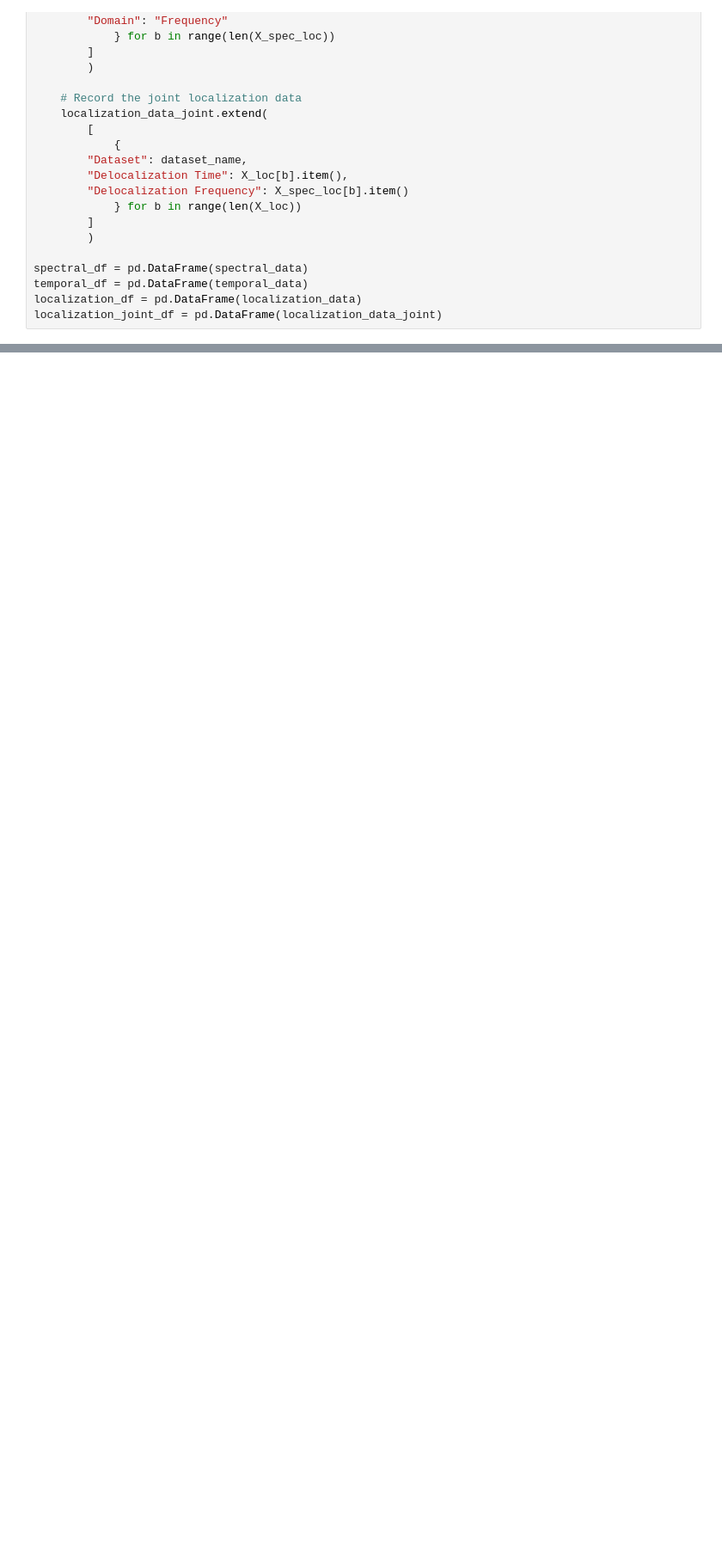
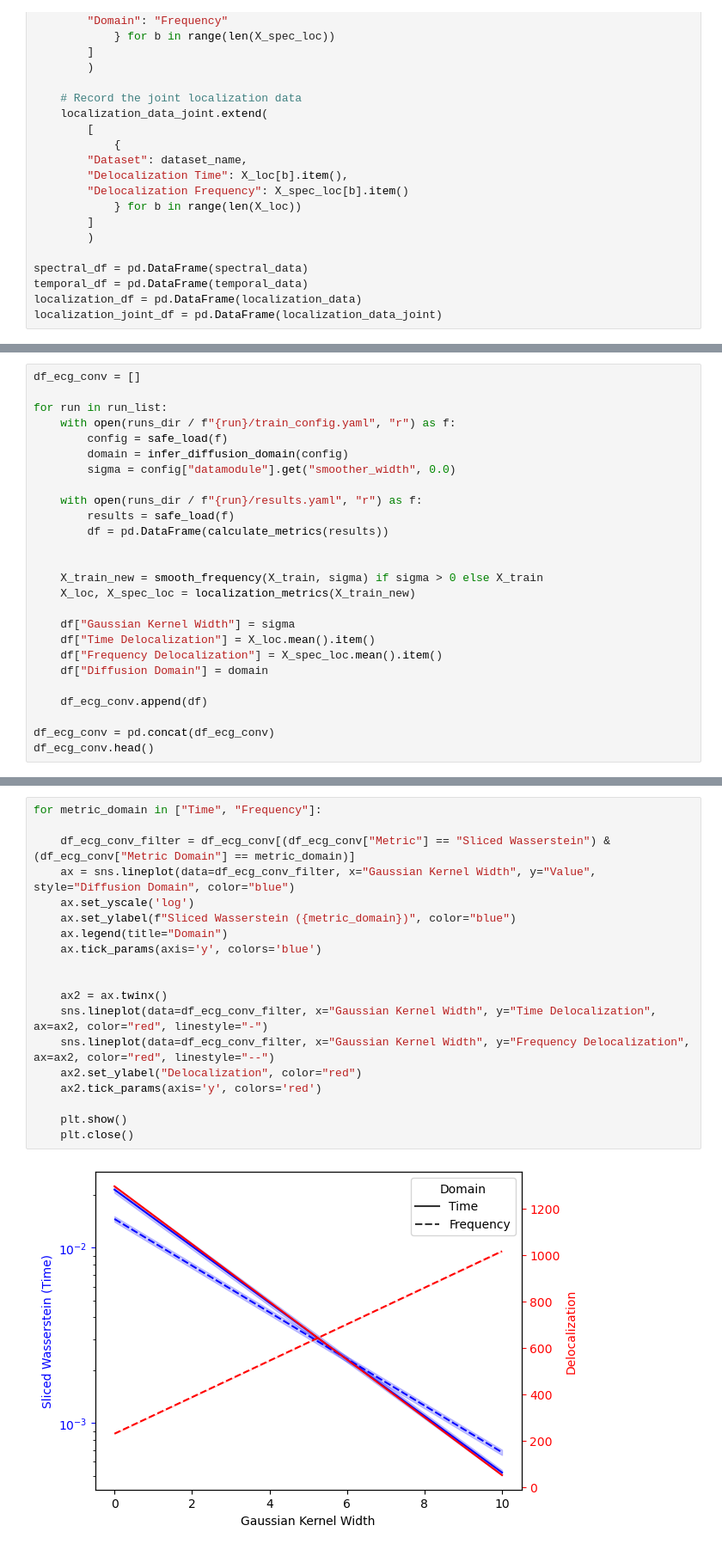
Before and after one commit to JonathanCrabbe/FourierDiffusion, a Jupyter notebook: notebooks/spectral_interpretation.ipynb, the cells around one changed output, grey strips where cells are left out. Shown at 86% size. Drawn from its saved outputs; the diff is of its cells as text; blank space fills up the shorter version.

```diff
--- a/notebooks/spectral_interpretation.ipynb
+++ b/notebooks/spectral_interpretation.ipynb
@@ -240,0 +209,26 @@ Text(0, 0.5, 'Delocalization')
+# %%
+df_ecg_conv = []
+
+for run in run_list:
+    with open(runs_dir / f"{run}/train_config.yaml", "r") as f:
+        config = safe_load(f)
+        domain = infer_diffusion_domain(config)
+        sigma = config["datamodule"].get("smoother_width", 0.0)
+
+    with open(runs_dir / f"{run}/results.yaml", "r") as f:
+        results = safe_load(f)
+        df = pd.DataFrame(calculate_metrics(results))
+
+
+    X_train_new = smooth_frequency(X_train, sigma) if sigma > 0 else X_train
+    X_loc, X_spec_loc = localization_metrics(X_train_new)
+
+    df["Gaussian Kernel Width"] = sigma
+    df["Time Delocalization"] = X_loc.mean().item()
+    df["Frequency Delocalization"] = X_spec_loc.mean().item()
+    df["Diffusion Domain"] = domain
+
+    df_ecg_conv.append(df)
+
+df_ecg_conv = pd.concat(df_ecg_conv)
+df_ecg_conv.head()
@@ -240,0 +242,21 @@ Text(0, 0.5, 'Delocalization')
+# %%
+for metric_domain in ["Time", "Frequency"]:
+
+    df_ecg_conv_filter = df_ecg_conv[(df_ecg_conv["Metric"] == "Sliced Wasserstein") & (df_ecg_conv["Metric Domain"] == metric_domain)]
+    ax = sns.lineplot(data=df_ecg_conv_filter, x="Gaussian Kernel Width", y="Value", style="Diffusion Domain", color="blue")
+    ax.set_yscale('log')
+    ax.set_ylabel(f"Sliced Wasserstein ({metric_domain})", color="blue")
+    ax.legend(title="Domain")
+    ax.tick_params(axis='y', colors='blue')
+
+
+    ax2 = ax.twinx()
+    sns.lineplot(data=df_ecg_conv_filter, x="Gaussian Kernel Width", y="Time Delocalization", ax=ax2, color="red", linestyle="-")
+    sns.lineplot(data=df_ecg_conv_filter, x="Gaussian Kernel Width", y="Frequency Delocalization", ax=ax2, color="red", linestyle="--")
+    ax2.set_ylabel("Delocalization", color="red")
+    ax2.tick_params(axis='y', colors='red')
+
+    plt.show()
+    plt.close()
+# %% [output]
+[figure, added]
```
Also changed, not shown: parts of 18 cells of this notebook.
